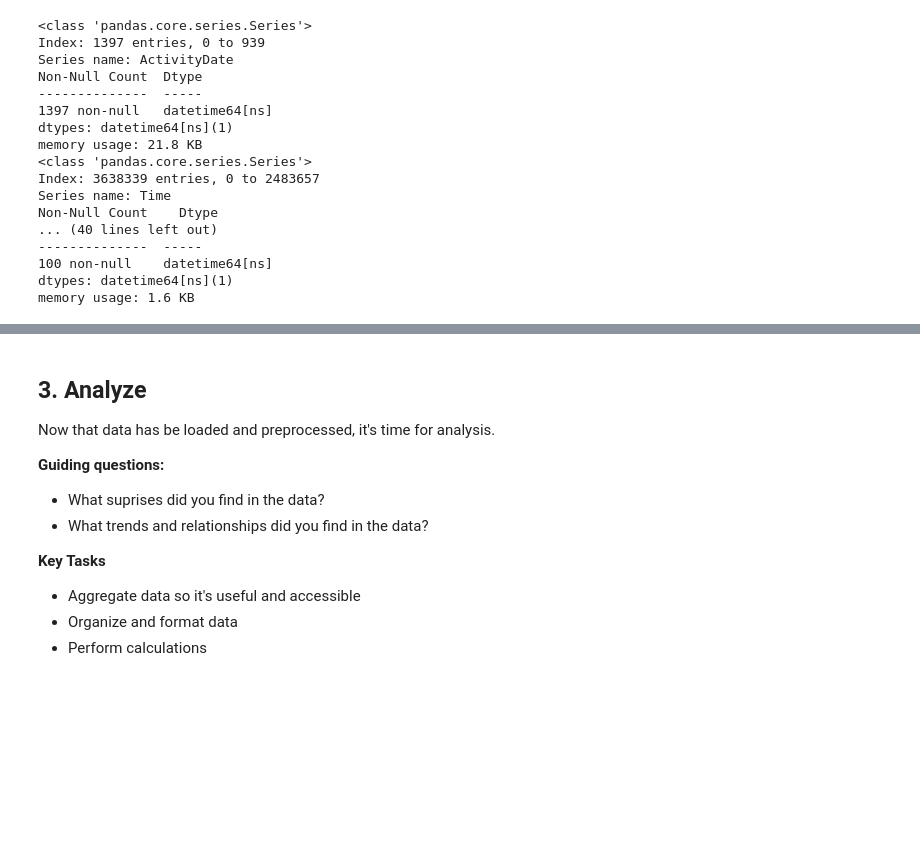
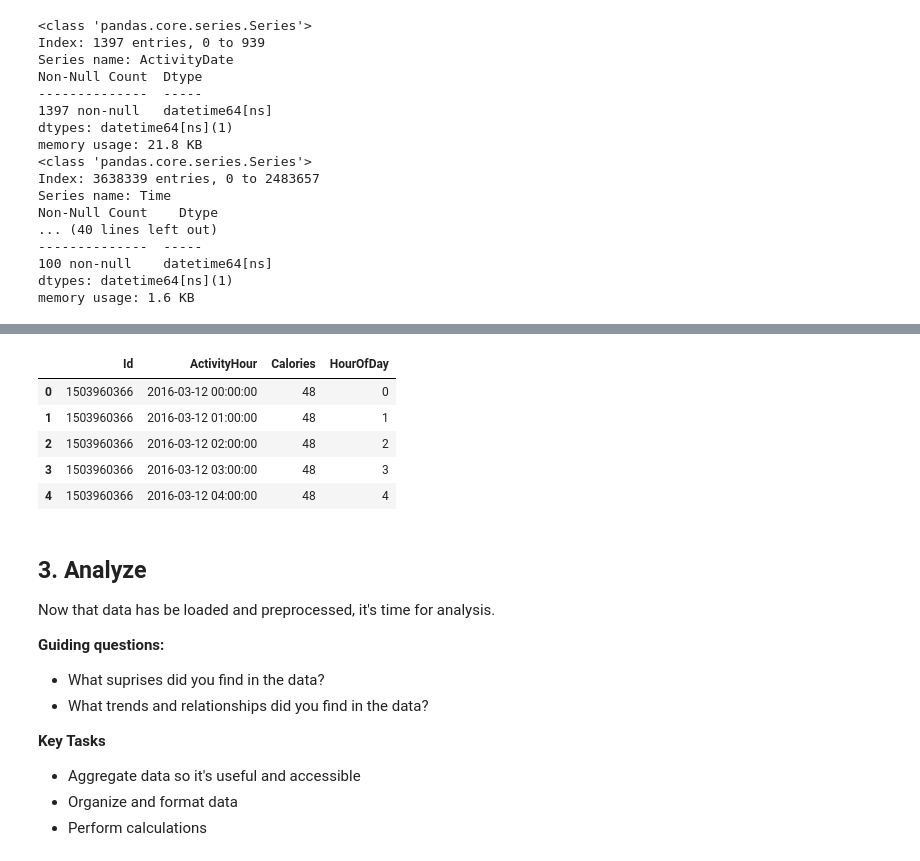
Before and after one commit to danijia/bellabeat-case-study, a Jupyter notebook: Jupyter Notebooks/bellabeat-case-study.ipynb, the cells around one changed output, grey strips where cells are left out. Cells and saved outputs as stored; diff of their text form; code cells hidden in the pictures; blank space fills up the shorter version.

```diff
--- a/Jupyter Notebooks/bellabeat-case-study.ipynb
+++ b/Jupyter Notebooks/bellabeat-case-study.ipynb
@@ -378,3 +329,13 @@ Dataframe 7:
+# %%
+# minute_sleep.head(10)
+hourly_calories.head()
+# %% [output]
+|  | Id | ActivityHour | Calories | HourOfDay |
+| 0 | 1503960366 | 2016-03-12 00:00:00 | 48 | 0 |
+| 1 | 1503960366 | 2016-03-12 01:00:00 | 48 | 1 |
+| 2 | 1503960366 | 2016-03-12 02:00:00 | 48 | 2 |
+| 3 | 1503960366 | 2016-03-12 03:00:00 | 48 | 3 |
+| 4 | 1503960366 | 2016-03-12 04:00:00 | 48 | 4 |
 # %% [markdown]
 ## 3. Analyze
 Now that data has be loaded and preprocessed, it's time for analysis.
```
Also changed, not shown: parts of 16 cells of this notebook.
